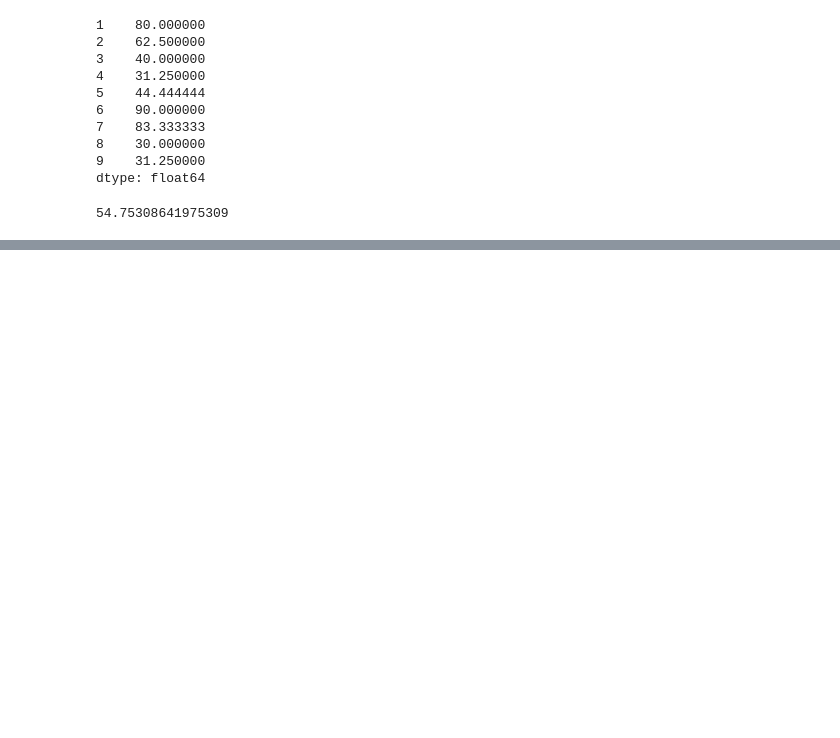
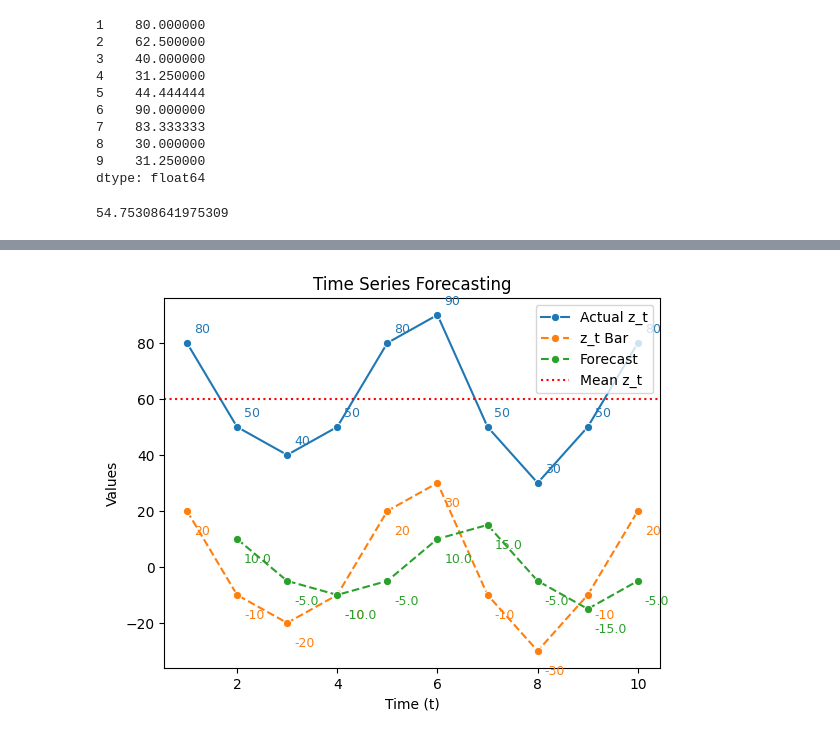
Before and after one commit to anggarisaputra23/assignmentop, a Jupyter notebook: semester 4/time_seriestugas2.ipynb, the cells around one changed output, grey strips where cells are left out. Drawn from its saved outputs; the diff is of its cells as text; code cells hidden in the pictures; blank space fills up the shorter version.

```diff
--- a/semester 4/time_seriestugas2.ipynb
+++ b/semester 4/time_seriestugas2.ipynb
@@ -223,0 +228,18 @@ mape.mean()
+# %%
+# build a new dataframe from the provided values
+df = pd.DataFrame({
+    't': [1, 2, 3, 4, 5, 6, 7, 8, 9, 10],
+    'z_t': [80, 50, 40, 50, 80, 90, 50, 30, 50, 80]
+})
+# %%
+df['mean_z_t'] = df['z_t'].mean().astype(int)
+df['z_t_bar'] = df['z_t'] - df['mean_z_t'].astype(int)
+df['z_t_bar-1'] = df['z_t_bar'].shift(1)
+df['forecast_z_t_bar']= (df['z_t_bar-1']*0.5)
+df['at']=df['z_t_bar'] - df['forecast_z_t_bar']
+df['at^2']=df['at']**2
+df['at_abs']=abs(df['at'])
+df['sum_at^2']=df['at^2'].sum()
+df['at_abs/z_t']=df['at_abs']/df['z_t']
+df['RMSE']=np.sqrt(df['sum_at^2']/(len(df)-2))
+df['MAPE']=(df['at_abs']/df['z_t']).mean()*100
@@ -223,0 +260,31 @@ mape.mean()
+# %%
+sns.lineplot(data=df, x='t', y='z_t', marker='o', label='Actual z_t')
+sns.lineplot(data=df, x='t', y='z_t_bar', marker='o', label='z_t Bar', linestyle='--')
+sns.lineplot(data=df, x='t', y='forecast_z_t_bar', marker='o', label='Forecast', linestyle='--')
+plt.axhline(y=df['mean_z_t'][0], color='r', linestyle=':', label='Mean z_t')
+plt.title('Time Series Forecasting')
+plt.xlabel('Time (t)')
+plt.ylabel('Values')
+
+
+# label each actual point
+for _, row in df.iterrows():
+    plt.annotate(f'{int(row["z_t"])}', (row['t'], row['z_t']),
+                 textcoords='offset points', xytext=(5, 5),
+                 ha='left', va='bottom', fontsize=9, color='tab:blue')
+
+# label each z_t_bar point
+for _, row in df.iterrows():
+    plt.annotate(f'{int(row["z_t_bar"])}', (row['t'], row['z_t_bar']),
+                 textcoords='offset points', xytext=(5, -10),
+                 ha='left', va='top', fontsize=9, color='tab:orange')
+
+# label each forecast point
+for _, row in df.iterrows():
+    plt.annotate(f'{row["forecast_z_t_bar"]:.1f}', (row['t'], row['forecast_z_t_bar']),
+                 textcoords='offset points', xytext=(5, -10),
+                 ha='left', va='top', fontsize=9, color='tab:green')
+plt.legend()
+plt.show()
+# %% [output]
+[figure, added]
```
Also changed, not shown: parts of 3 cells of this notebook.
